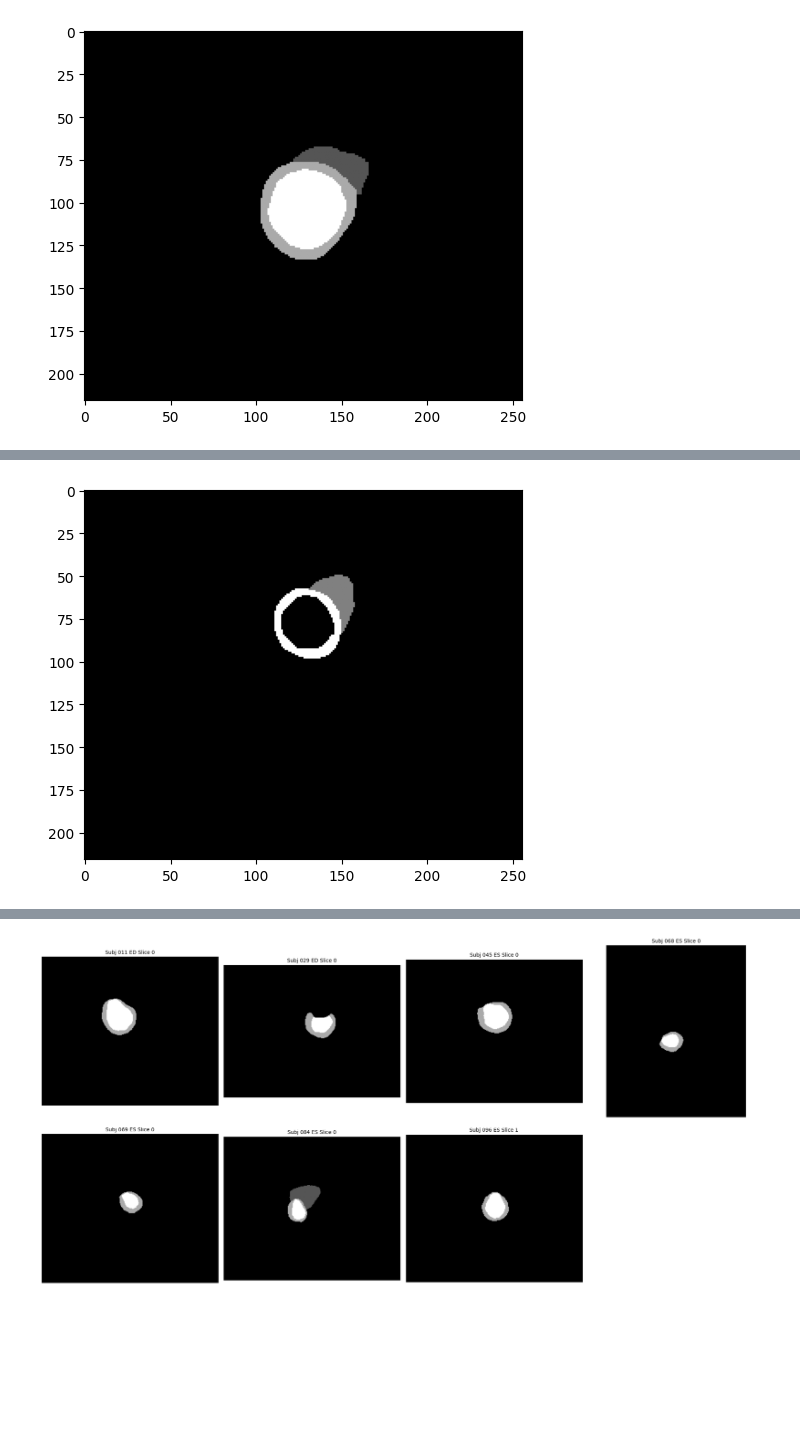
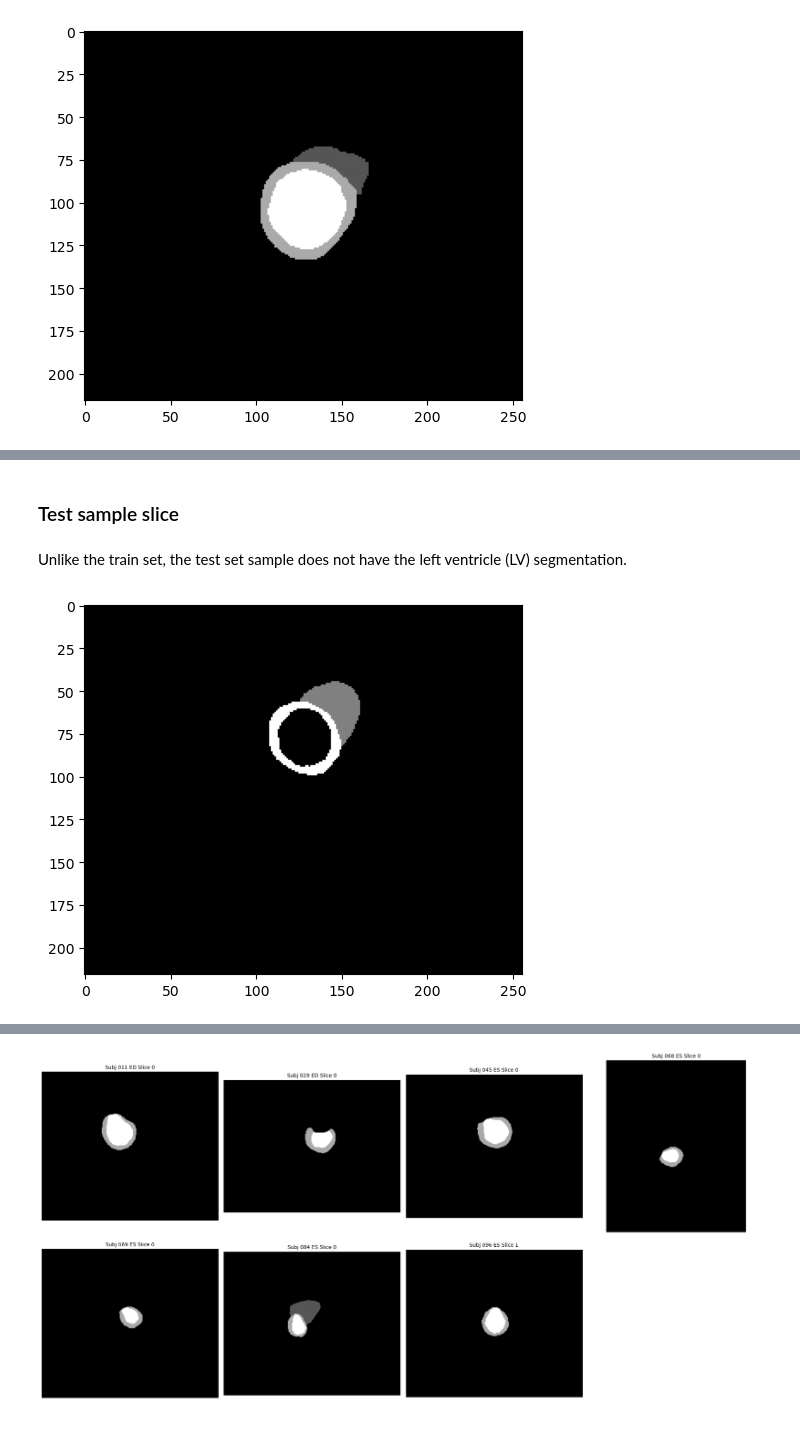
Before and after one commit to mar-sangineto/telecom-paris, a Jupyter notebook: image-processing/im05-machine-learning/project/kaggleSangineto.ipynb, the cells around one changed output, grey strips where cells are left out. Cells and saved outputs as stored; diff of their text form; code cells hidden in the pictures; blank space fills up the shorter version.

```diff
--- a/image-processing/im05-machine-learning/project/kaggleSangineto.ipynb
+++ b/image-processing/im05-machine-learning/project/kaggleSangineto.ipynb
@@ -139,8 +146,13 @@ plt.show()
+# %% [markdown]
+### Test sample slice
+# %% [markdown]
+Unlike the train set, the test set sample does not have the left ventricle (LV) segmentation.
 # %%
-im_seg_test, header = load_nifti(test_folder + "101/" + "101_ED_seg.nii")
+im_seg_test, header = load_nifti(test_folder + "101/101_ED_seg.nii")
 
-plt.imshow(im_seg_test[:,:,5], cmap="gray")
+z = im_seg_test.shape[2] // 2
+plt.imshow(im_seg_test[:, :, z], cmap="gray")
 plt.show()
 # %% [output]
-[figure, old version]
+[figure, new version]
 # %%
```
Also changed, not shown: parts of 77 cells of this notebook, 2 other files.
